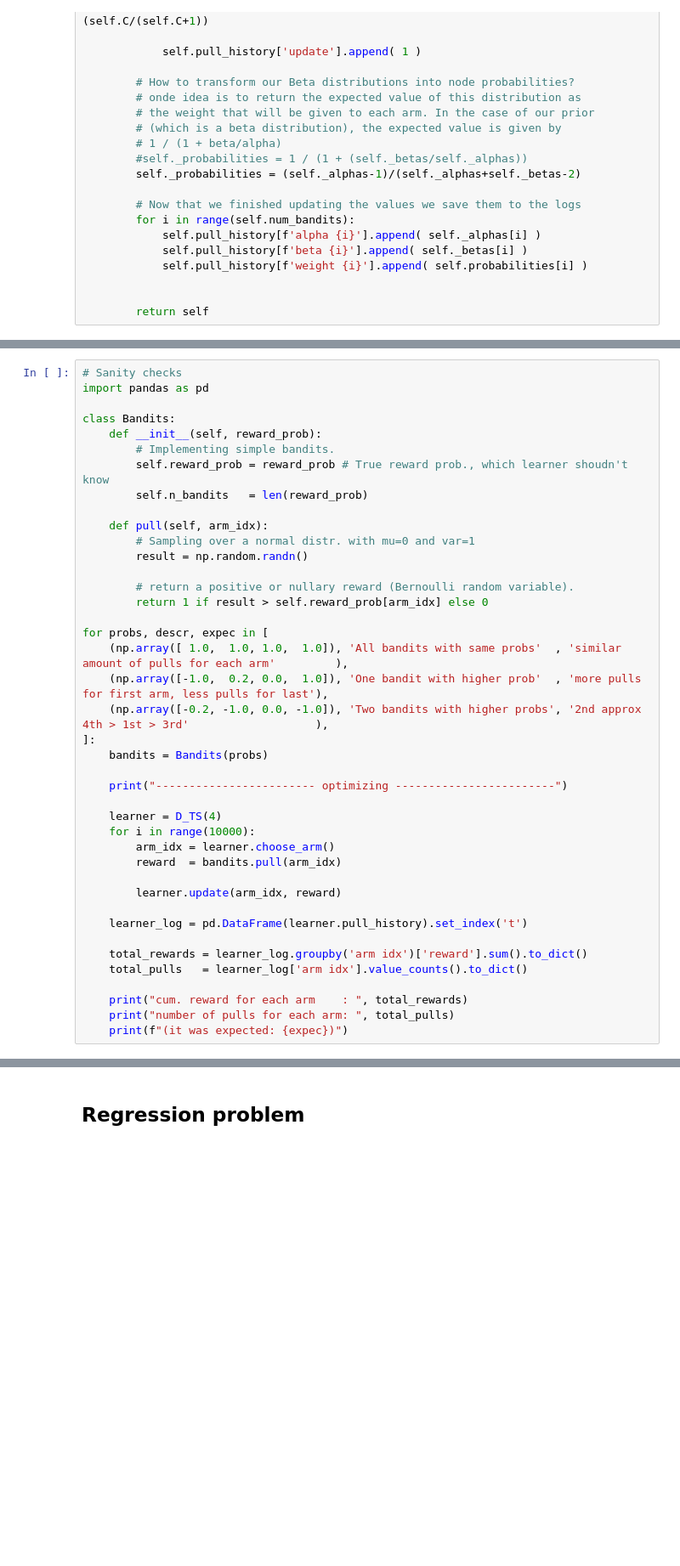
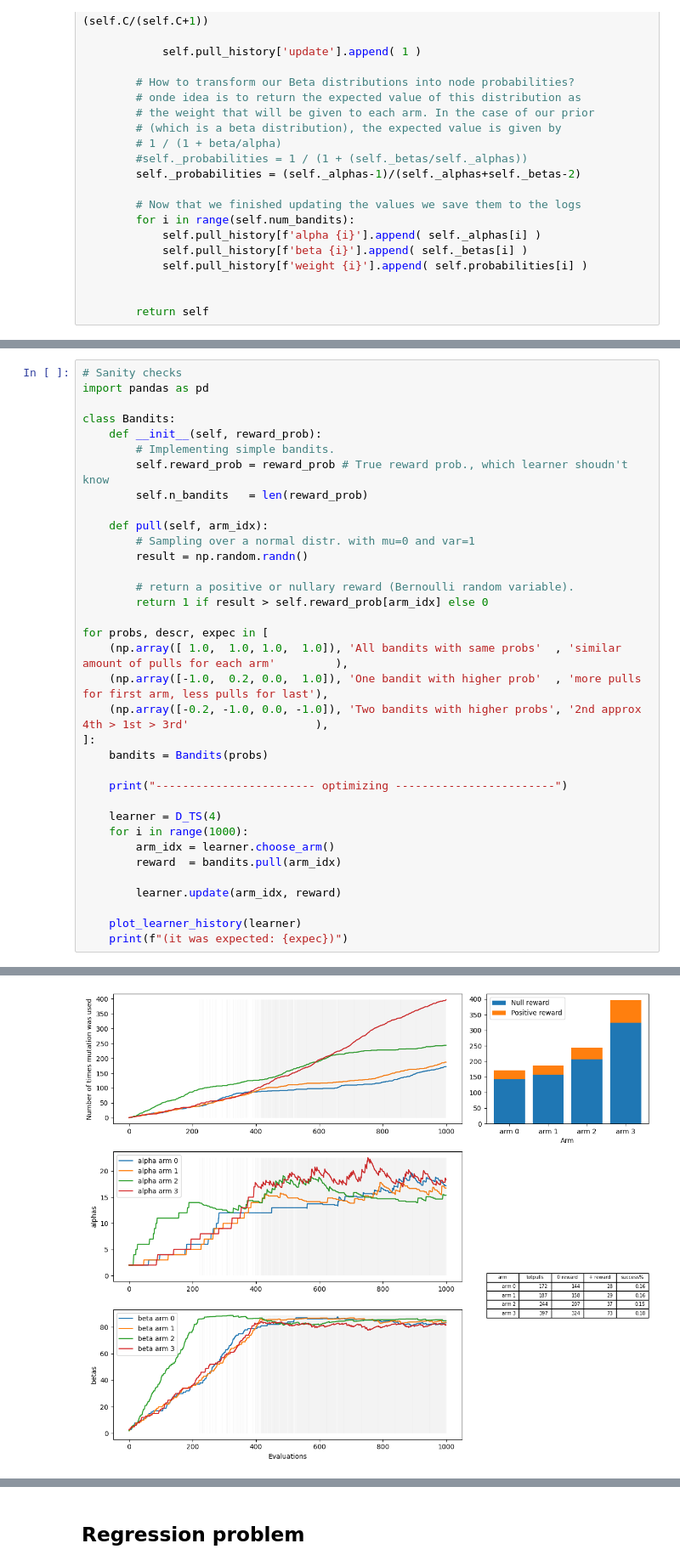
Before and after one commit to cavalab/brush, a Jupyter notebook: src/brush/D_TS_experiments.ipynb, the cells around one changed output, grey strips where cells are left out. Shown: that part at 85% size. Cells and saved outputs as stored; diff of their text form; blank space fills up the shorter version.

Commit message:
Improve plots of learner history

```diff
--- a/src/brush/D_TS_experiments.ipynb
+++ b/src/brush/D_TS_experiments.ipynb
@@ -153,19 +224,13 @@ for probs, descr, expec in [
     print("------------------------ optimizing ------------------------")
 
     learner = D_TS(4)
-    for i in range(10000):
+    for i in range(1000):
         arm_idx = learner.choose_arm()
         reward  = bandits.pull(arm_idx)
 
         learner.update(arm_idx, reward)
 
-    learner_log = pd.DataFrame(learner.pull_history).set_index('t')
-
-    total_rewards = learner_log.groupby('arm idx')['reward'].sum().to_dict()
-    total_pulls   = learner_log['arm idx'].value_counts().to_dict()
-
-    print("cum. reward for each arm    : ", total_rewards)
-    print("number of pulls for each arm: ", total_pulls)
+    plot_learner_history(learner)
     print(f"(it was expected: {expec})")
 # %% [output]
 ------------------------ optimizing ------------------------
@@ -182,0 +237 @@ number of pulls for each arm:  {3: 5226, 1: 4694, 0: 74, 2: 6}
+[figure, added]
```
Also changed, not shown: parts of 9 cells of this notebook.
